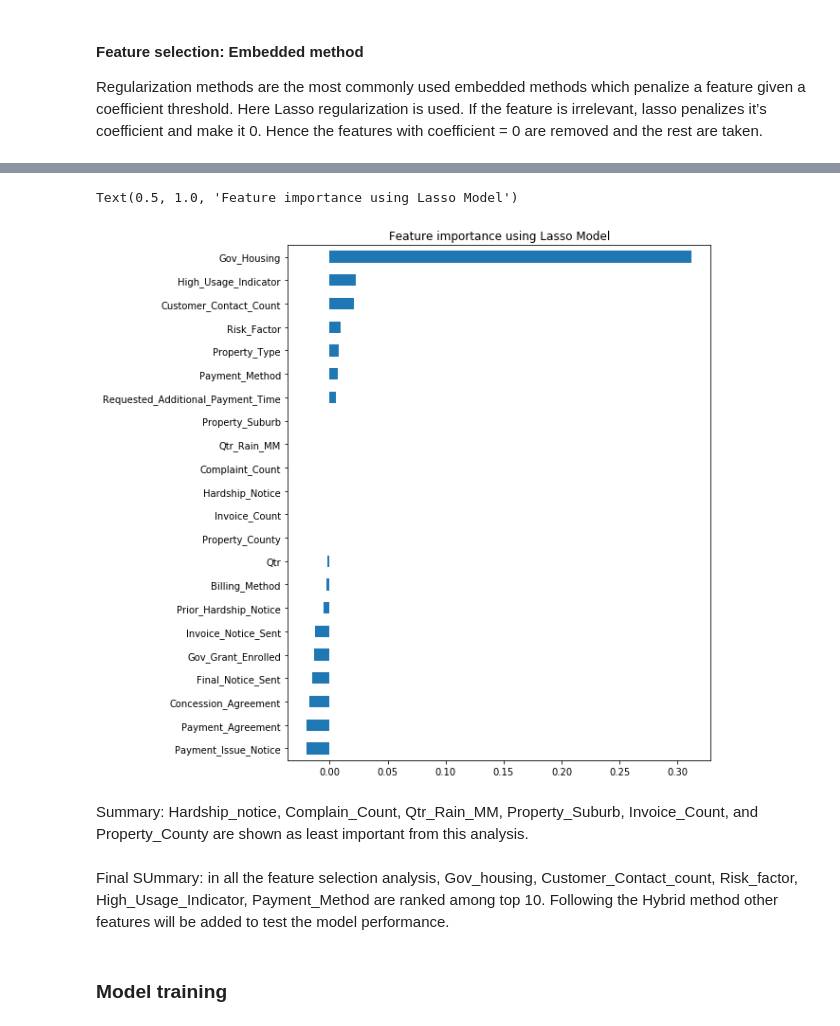
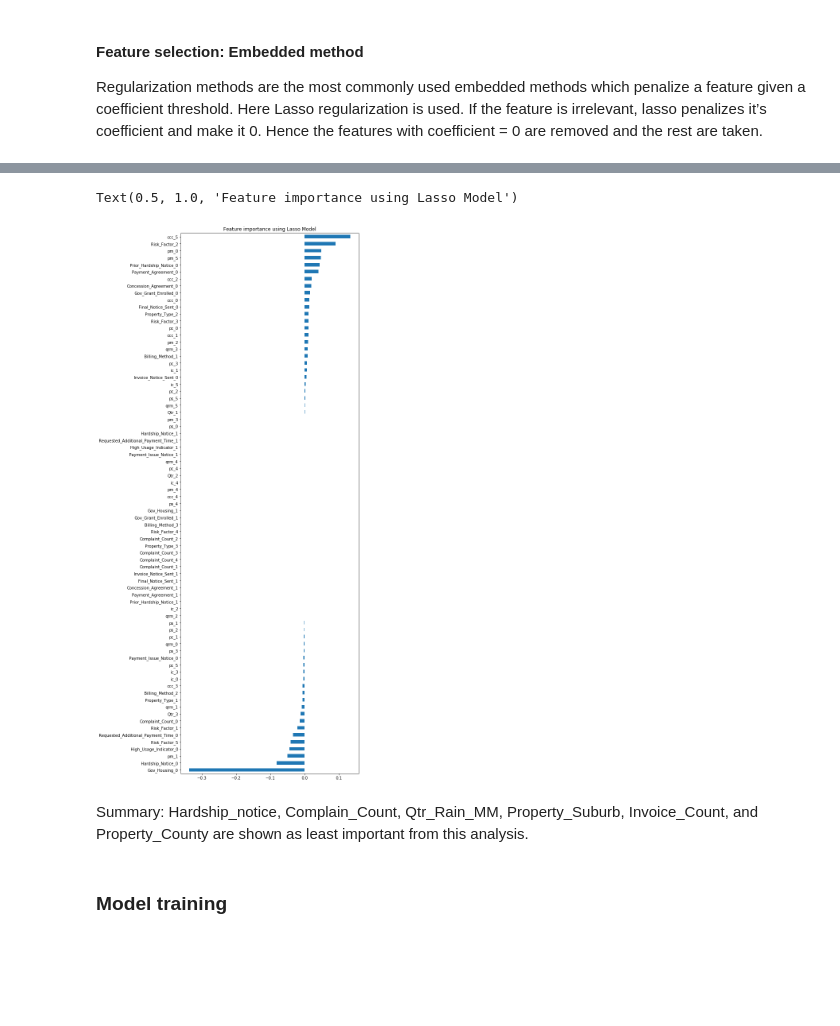
Before and after one commit to Ark-green/Waterco_invoice_analysis, a Jupyter notebook: waterco_invoice_analysis.ipynb, the cells around one changed output, grey strips where cells are left out. Cells and saved outputs as stored; diff of their text form; code cells hidden in the pictures; blank space fills up the shorter version.

```diff
--- a/waterco_invoice_analysis.ipynb
+++ b/waterco_invoice_analysis.ipynb
@@ -190,0 +232,3 @@ would help.
+# %%
+waterco_data_hashed = waterco_data_hashed.drop(['Property_Suburb', 'Customer_Contact_Count', 'Invoice_Count', 'Property_County', 'Qtr_Rain_MM',
+           'Payment_Method'],1)
@@ -250 +301,11 @@ for i,t in enumerate(features):
+# %%
+waterco_data_hashed[['Qtr', 'Complaint_Count']]= waterco_data_hashed[['Qtr', 'Complaint_Count']].astype(int)
+# waterco_data_hashed.info()
+# %%
+nominal_columns = ['Qtr', 'Billing_Method', 'Risk_Factor', 'Hardship_Notice',
+                   'Payment_Agreement', 'Concession_Agreement', 'High_Usage_Indicator', 'Invoice_Notice_Sent',
+                   'Final_Notice_Sent', 'Payment_Issue_Notice', 'Requested_Additional_Payment_Time',
+                   'Gov_Grant_Enrolled', 'Prior_Hardship_Notice', 'Complaint_Count', 'Property_Type', 'Gov_Housing']
+
+waterco_data_coded = pd.get_dummies(data=waterco_data_hashed, columns=nominal_columns)
 # %%
@@ -375,7 +396,19 @@ The performance metric used here to evaluate feature performance is pvalue.
 If the pvalue is above 0.05 then we remove the feature, else we keep it.
 # %%
 #Adding constant column of ones, mandatory for sm.OLS model (Backward Elimination)
+X = waterco_data_coded.drop("Billing_Issues_1month",1)
+features = X.columns.tolist()
+y = waterco_data_coded["Billing_Issues_1month"]          #Target Variable
 X_be = sm.add_constant(X)
 #Fitting sm.OLS model
 model = sm.OLS(y,X_be).fit()
-model.pvalues.sort_values(ascending=False)
+p_values = sm.OLS(y, X_be).fit().pvalues[1:]
+max_p_value = p_values.max()
+if(max_p_value >= 0.05):
+    excluded_feature = p_values.idxmax()
+    features.remove(excluded_feature)
+
+
+# model.pvalues.sort_values(ascending=False).tail(25)
+
+# features
@@ -416,19 +448,15 @@ Best score using built-in LassoCV: 0.153523
 # %%
 imp_coef = coef.sort_values()
 import matplotlib
-matplotlib.rcParams['figure.figsize'] = (8.0, 10.0)
+matplotlib.rcParams['figure.figsize'] = (8.0, 25.0)
 imp_coef.plot(kind = "barh")
 plt.title("Feature importance using Lasso Model")
 # print(coef != 0)
 # %% [output]
 Text(0.5, 1.0, 'Feature importance using Lasso Model')
-[figure, old version]
+[figure, new version]
 # %% [markdown]
 Summary: Hardship_notice, Complain_Count, Qtr_Rain_MM, Property_Suburb, Invoice_Count, and Property_County
 are shown as least important from this analysis.
-# %% [markdown]
-Final SUmmary: in all the feature selection analysis, Gov_housing, Customer_Contact_count, Risk_factor,
-High_Usage_Indicator, Payment_Method are ranked among top 10.
-Following the Hybrid method other features will be added to test the model performance.
 # %% [markdown]
 ### Model training
```
Also changed, not shown: parts of 82 cells of this notebook.
